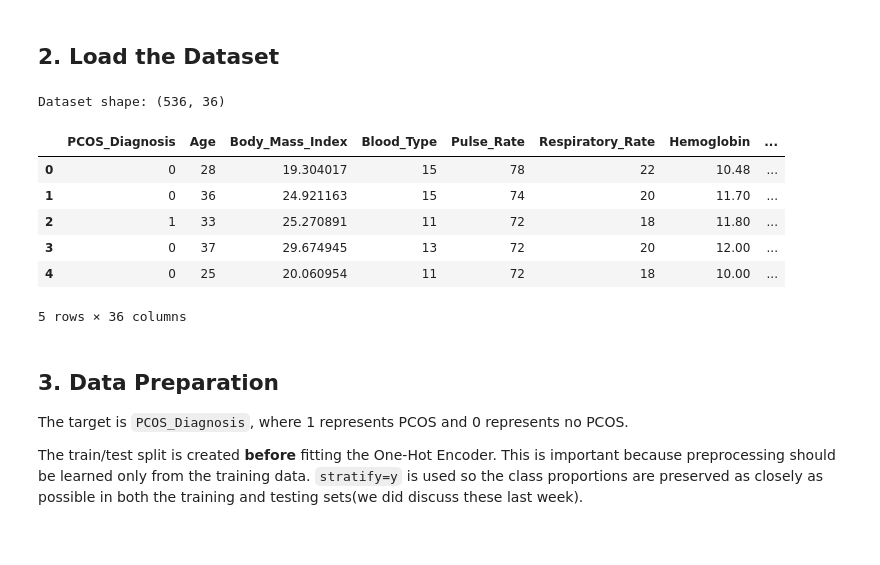
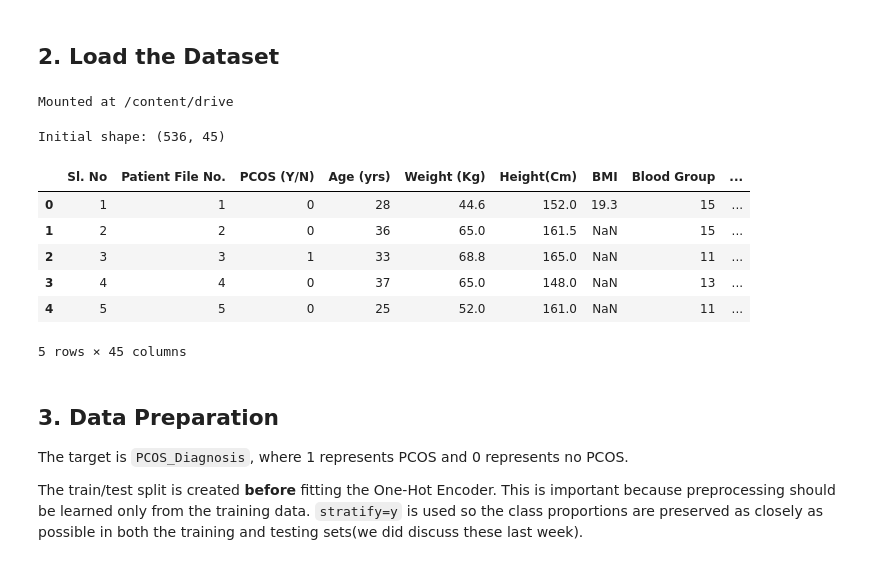
Before and after one commit to JoseAlberto88/Predictive-Analytics-, a Jupyter notebook: DAMO510_Summer26_Module_07_Reference_Solution(3).ipynb, the cells around one changed output. Cells and saved outputs as stored; diff of their text form; code cells hidden in the pictures.

```diff
--- a/DAMO510_Summer26_Module_07_Reference_Solution(3).ipynb
+++ b/DAMO510_Summer26_Module_07_Reference_Solution(3).ipynb
@@ -78,19 +78,26 @@ from sklearn.metrics import (
 )
 # %% [markdown]
 ## 2. Load the Dataset
-# %%
-df = pd.read_csv("/content/PCOS_data_without_infertility_tailored_Cleaned.csv")
-print("Dataset shape:", df.shape)
-df.head()
-# %% [output]
-Dataset shape: (536, 36)
-|  | PCOS_Diagnosis | Age | Body_Mass_Index | Blood_Type | Pulse_Rate | Respiratory_Rate | Hemoglobin | ... |
-| 0 | 0 | 28 | 19.304017 | 15 | 78 | 22 | 10.48 | ... |
-| 1 | 0 | 36 | 24.921163 | 15 | 74 | 20 | 11.70 | ... |
-| 2 | 1 | 33 | 25.270891 | 11 | 72 | 18 | 11.80 | ... |
-| 3 | 0 | 37 | 29.674945 | 13 | 72 | 20 | 12.00 | ... |
-| 4 | 0 | 25 | 20.060954 | 11 | 72 | 18 | 10.00 | ... |
-5 rows × 36 columns
+# %%
+from google.colab import drive
+drive.mount('/content/drive')
+# %% [output]
+Mounted at /content/drive
+# %%
+DATA_FILE = '/content/drive/MyDrive/Predictive Analytics Course/PCOS_data_without_infertility_tailored.xlsx'
+df_a = pd.read_excel(DATA_FILE, sheet_name = "Full_new")
+
+print("Initial shape:", df_a.shape)
+df_a.head()
+# %% [output]
+Initial shape: (536, 45)
+|  | Sl. No | Patient File No. | PCOS (Y/N) | Age (yrs) | Weight (Kg) | Height(Cm) | BMI | Blood Group | ... |
+| 0 | 1 | 1 | 0 | 28 | 44.6 | 152.0 | 19.3 | 15 | ... |
+| 1 | 2 | 2 | 0 | 36 | 65.0 | 161.5 | NaN | 15 | ... |
+| 2 | 3 | 3 | 1 | 33 | 68.8 | 165.0 | NaN | 11 | ... |
+| 3 | 4 | 4 | 0 | 37 | 65.0 | 148.0 | NaN | 13 | ... |
+| 4 | 5 | 5 | 0 | 25 | 52.0 | 161.0 | NaN | 11 | ... |
+5 rows × 45 columns
 # %% [markdown]
 ## 3. Data Preparation
 
```
